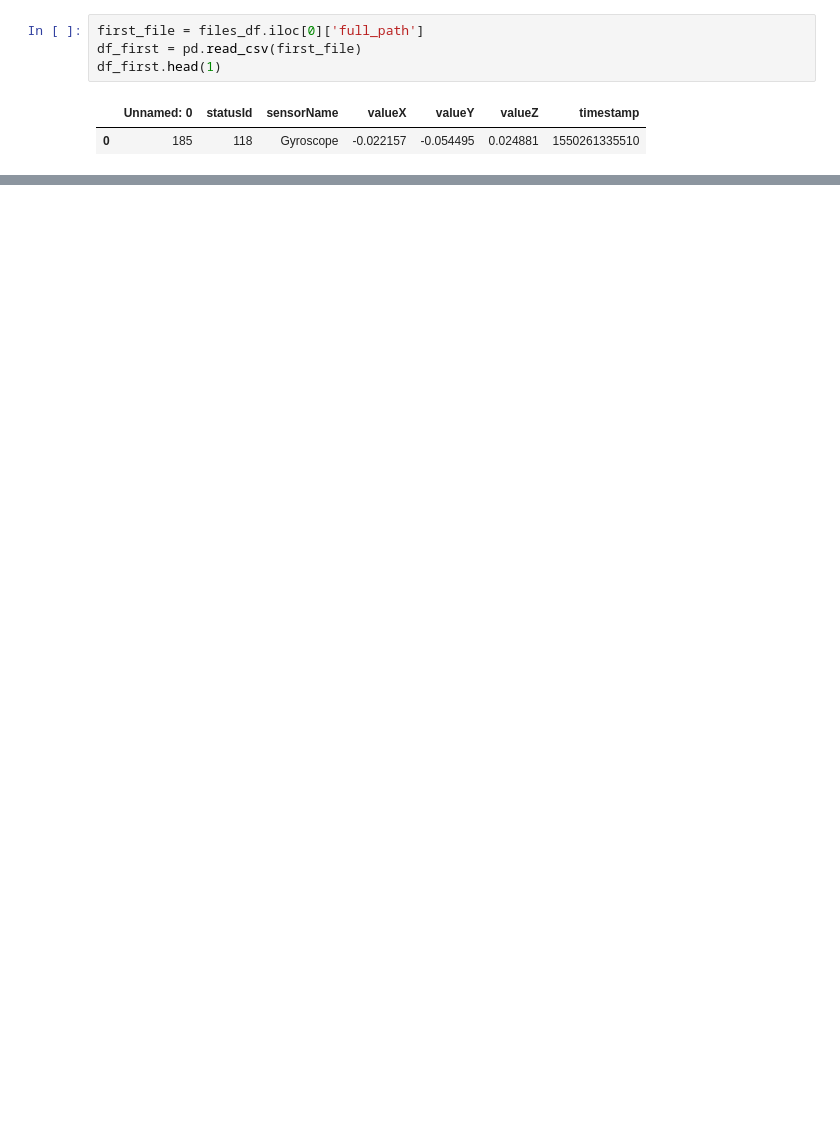
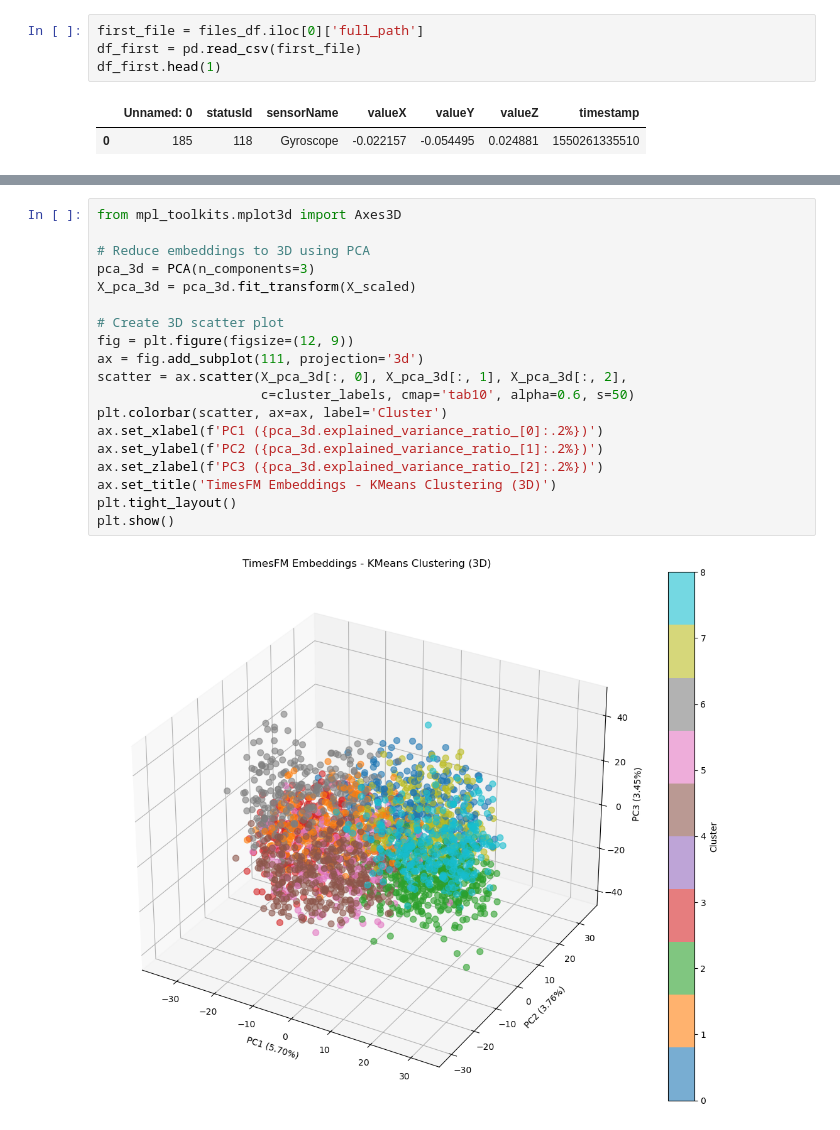
Before and after one commit to MU-Smart/RollingWheels, a Jupyter notebook: Notebooks/FetureExtractor.ipynb, the cells around one changed output, grey strips where cells are left out. Drawn from its saved outputs; the diff is of its cells as text; blank space fills up the shorter version.

```diff
--- a/Notebooks/FetureExtractor.ipynb
+++ b/Notebooks/FetureExtractor.ipynb
@@ -144,0 +397,21 @@ Gyroscope features saved: 5326 samples
+# %%
+from mpl_toolkits.mplot3d import Axes3D
+
+# Reduce embeddings to 3D using PCA
+pca_3d = PCA(n_components=3)
+X_pca_3d = pca_3d.fit_transform(X_scaled)
+
+# Create 3D scatter plot
+fig = plt.figure(figsize=(12, 9))
+ax = fig.add_subplot(111, projection='3d')
+scatter = ax.scatter(X_pca_3d[:, 0], X_pca_3d[:, 1], X_pca_3d[:, 2],
+                     c=cluster_labels, cmap='tab10', alpha=0.6, s=50)
+plt.colorbar(scatter, ax=ax, label='Cluster')
+ax.set_xlabel(f'PC1 ({pca_3d.explained_variance_ratio_[0]:.2%})')
+ax.set_ylabel(f'PC2 ({pca_3d.explained_variance_ratio_[1]:.2%})')
+ax.set_zlabel(f'PC3 ({pca_3d.explained_variance_ratio_[2]:.2%})')
+ax.set_title('TimesFM Embeddings - KMeans Clustering (3D)')
+plt.tight_layout()
+plt.show()
+# %% [output]
+[figure, added]
```
Also changed, not shown: parts of 12 cells of this notebook, 14 other files.
